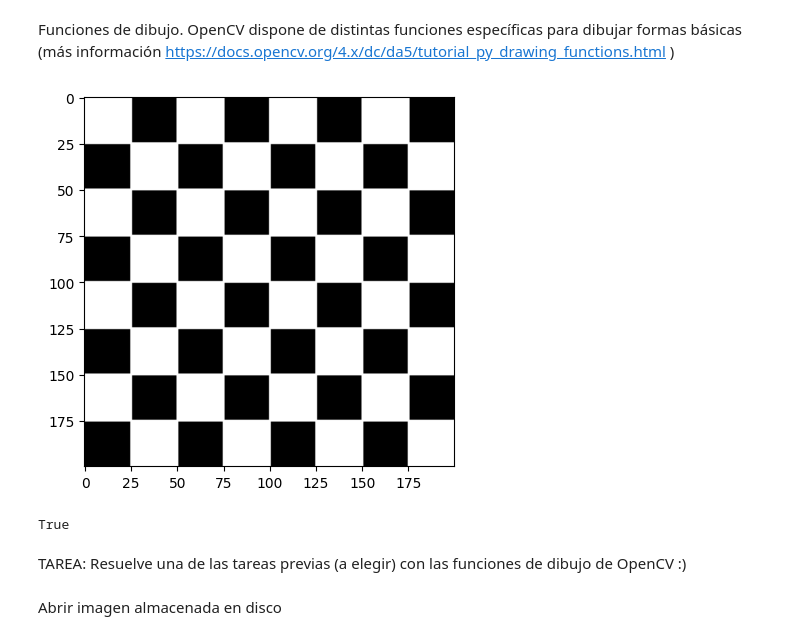
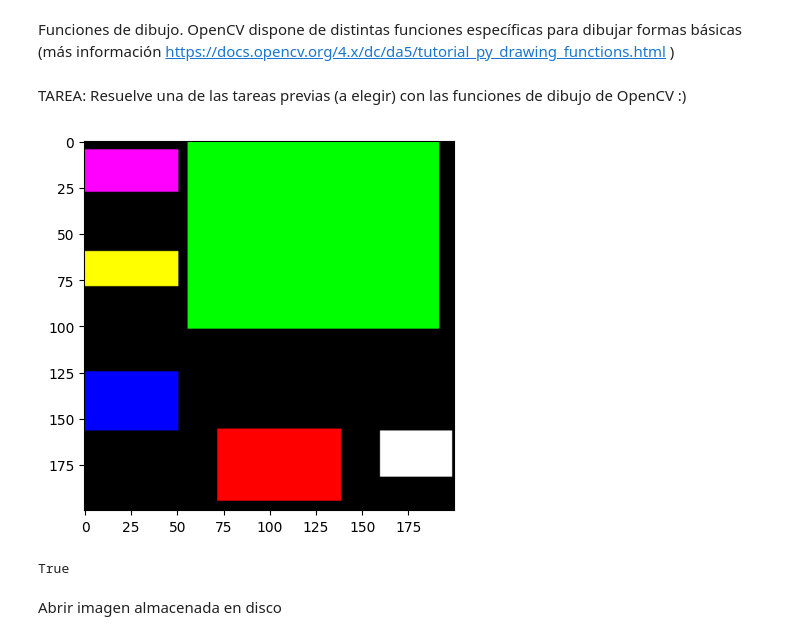
Before and after one commit to JoseManuel117/VC, a Jupyter notebook: Practica_1/VC_P1.ipynb, the cells around one changed output. Saved outputs shown, nothing was run; the diff lists cells and outputs as text; code cells hidden in the pictures.

```diff
--- a/Practica_1/VC_P1.ipynb
+++ b/Practica_1/VC_P1.ipynb
@@ -139,58 +173,39 @@ cv2.imwrite('imagen.jpg', color_img)
 # %% [markdown]
 Funciones de dibujo.
 OpenCV dispone de distintas funciones específicas para dibujar formas básicas (más información https://docs.opencv.org/4.x/dc/da5/tutorial_py_drawing_functions.html )
-# %%
-#Crea una imagen con tres planos
-color_img = np.zeros((200,200,3), dtype = np.uint8)
-
-"""
-#Línea roja vertical de grosor 3
-cv2.line(color_img,(int(ancho/2),0),(int(ancho/2),alto),(255,0,0),3)
-#Rectángulo con grosor 2
-cv2.rectangle(color_img,(10,10),(ancho-10,int(alto/2)),(0,255,0),2)
-#Rectángulo relleno
-cv2.rectangle(color_img,(20,20),(60,40),(0,255,0),-1)
-#Círculo de radio 15 relleno
-cv2.circle(color_img,(ancho-60,30), 15, (0,0,255), -1)
-#Visualiza sin especificar el mapa de color gris
-plt.imshow(color_img)
-plt.show()
-"""
-#Creación del tablero de ajedrez, como tenemos un plano de 200*200 y el ajedrez tiene 4 cuadrículas de cada color
-#por cada eje, tendremos cuadrados de 50*50
-
-for ejeY in range (0, 200, 50):
-    for ejeX in range (0, 200, 50):
-        cv2.rectangle(color_img,(ejeX,ejeY),(ejeX + 25, ejeY + 25),(255,255,255),-2)
-        cv2.rectangle(color_img,(ejeX + 25, ejeY + 25),(ejeX+50, ejeY+50),(255,255,255),-2)
-
-
-plt.imshow(color_img)
-plt.show()
-#Salva la imagen resultante a disco
-cv2.imwrite('imagen.jpg', color_img)
-# %% [output]
-[figure, removed]
-True
 # %% [markdown]
 TAREA: Resuelve una de las tareas previas (a elegir) con las funciones de dibujo de OpenCV  :)
 # %%
+# Crea una imagen con tres planos
 color_img = np.zeros((200,200,3), dtype = np.uint8)
 
+"""
+Crearemos una imagen de estilo Mondrian 'aleatoria' dentro de unos rangos que hemos delimitado,
+para ello haremos uso de la funcion randint.
+"""
+# Cuadrado rosa
 cv2.rectangle(color_img,(0,np.random.randint(0,50)),(50,np.random.randint(20,50)),(255,0,255),-1)
+# Cuadrado amarillo
 cv2.rectangle(color_img,(0,np.random.randint(50,90)),(50,np.random.randint(60,100)),(255,255,0),-1)
-cv2.rectangle(color_img,(0,np.random.randint(100,130)),(50,np.random.randint(110,200)),(0,255,255),-1)
+# Cuadrado azul
+cv2.rectangle(color_img,(0,np.random.randint(100,130)),(50,np.random.randint(110,200)),(0,0,255),-1)
+# Cuadrado verde
+cv2.rectangle(color_img,(np.random.randint(55,75),0),(np.random.randint(175,200),np.random.randint(100,150)),(0,255,0),-1)
+# Cuadrado rojo
+cv2.rectangle(color_img,(np.random.randint(60,80),np.random.randint(155,160)),(np.random.randint(110,150),np.random.randint(180,200)),(255,0,0),-1)
+# Cuadrado blanco
+cv2.rectangle(color_img,(np.random.randint(160,180),np.random.randint(155,160)),(np.random.randint(180,200),np.random.randint(180,200)),(255,255,255),-1)
 
-cv2.rectangle(color_img,(np.random.randint(55,75),0),(np.random.randint(175,200),np.random.randint(100,150)),(0,255,0),-1)
-
-cv2.rectangle(color_img,(np.random.randint(60,80),np.random.randint(155,160)),(np.random.randint(110,150),np.random.randint(180,200)),(255,0,0),-1)
-cv2.rectangle(color_img,(np.random.randint(160,180),np.random.randint(155,160)),(np.random.randint(180,200),np.random.randint(180,200)),(255,255,255),-1)
+# Mostramos imagen
 plt.imshow(color_img)
 plt.show()
 
 
-#Salva la imagen resultante a disco
+# Salva la imagen resultante a disco
 cv2.imwrite('imagen.jpg', color_img)
+# %% [output]
+[figure, added]
+True
 # %% [markdown]
 Abrir imagen almacenada en disco
 # %%
```
Also changed, not shown: parts of 6 cells of this notebook, 1 other file.
